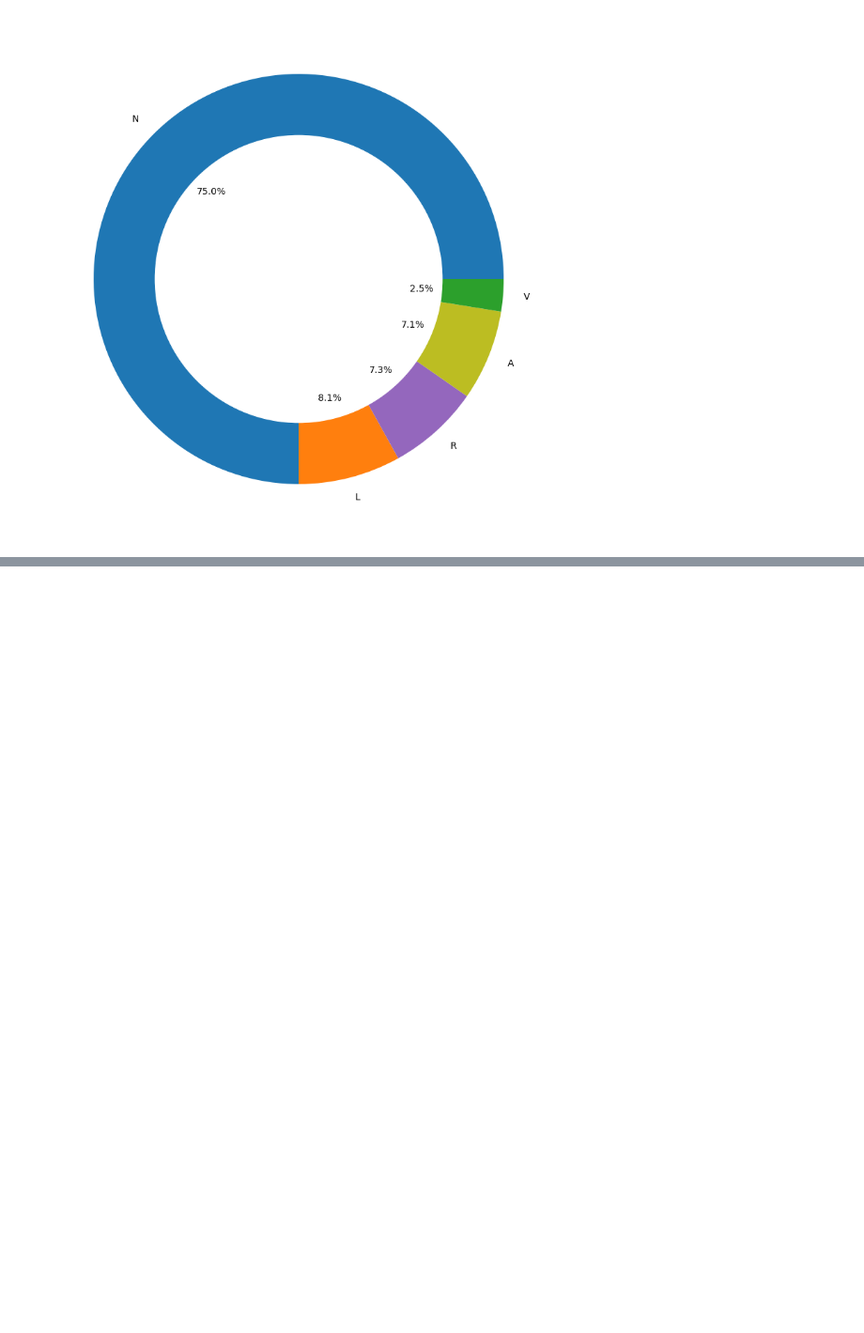
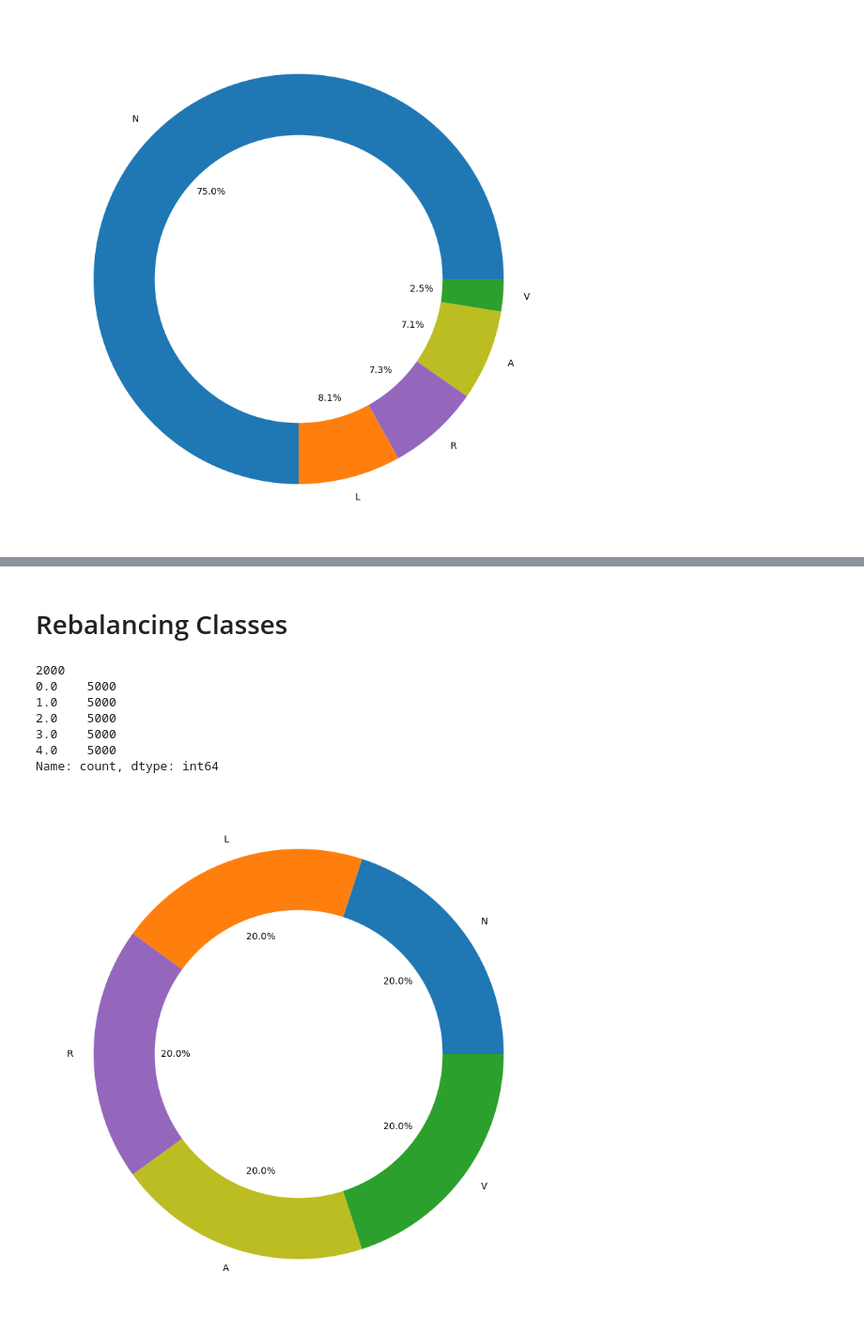
Before and after one commit to AntN21/bits2beat-tests, a Jupyter notebook: data_prep.ipynb, the cells around one changed output, grey strips where cells are left out. Shown at 94% size. Cells and saved outputs as stored; diff of their text form; code cells hidden in the pictures; blank space fills up the shorter version.

```diff
--- a/data_prep.ipynb
+++ b/data_prep.ipynb
@@ -206,2 +208,38 @@ Name: count, dtype: int64
+# %% [markdown]
+# Rebalancing Classes
+# %%
+df_1=X_train_df[X_train_df[X_train_df.shape[1]-1]==1]
+df_2=X_train_df[X_train_df[X_train_df.shape[1]-1]==2]
+df_3=X_train_df[X_train_df[X_train_df.shape[1]-1]==3]
+df_4=X_train_df[X_train_df[X_train_df.shape[1]-1]==4]
+# df_5=X_train_df[X_train_df[X_train_df.shape[1]-1]==5]
+df_0=(X_train_df[X_train_df[X_train_df.shape[1]-1]==0]).sample(n=5000,random_state=42)
+
+df_1_upsample=resample(df_1,replace=True,n_samples=5000,random_state=122)
+df_2_upsample=resample(df_2,replace=True,n_samples=5000,random_state=123)
+df_3_upsample=resample(df_3,replace=True,n_samples=5000,random_state=124)
+df_4_upsample=resample(df_4,replace=True,n_samples=5000,random_state=125)
+# df_5_upsample=resample(df_5,replace=True,n_samples=5000,random_state=126)
+
+# X_train_df=pd.concat([df_0,df_1_upsample,df_2_upsample,df_3_upsample,df_4_upsample,df_5_upsample])
+X_train_df=pd.concat([df_0,df_1_upsample,df_2_upsample,df_3_upsample,df_4_upsample])
+# %%
+per_class = X_train_df[X_train_df.shape[1]-1].value_counts()
+print(per_class)
+plt.figure(figsize=(20,10))
+my_circle=plt.Circle( (0,0), 0.7, color='white')
+plt.pie(per_class, labels=['N', 'L', 'R', 'A', 'V'], colors=['tab:blue','tab:orange','tab:purple','tab:olive','tab:green'],autopct='%1.1f%%')
+p=plt.gcf()
+p.gca().add_artist(my_circle)
+plt.show()
+# %% [output]
+2000
+0.0    5000
+1.0    5000
+2.0    5000
+3.0    5000
+4.0    5000
+Name: count, dtype: int64
+[figure, added]
 # %%
 X_train_df_small.to_json('mydata-mitbih-small.json')
```
Also changed, not shown: parts of 3 cells of this notebook, 19 other files.
